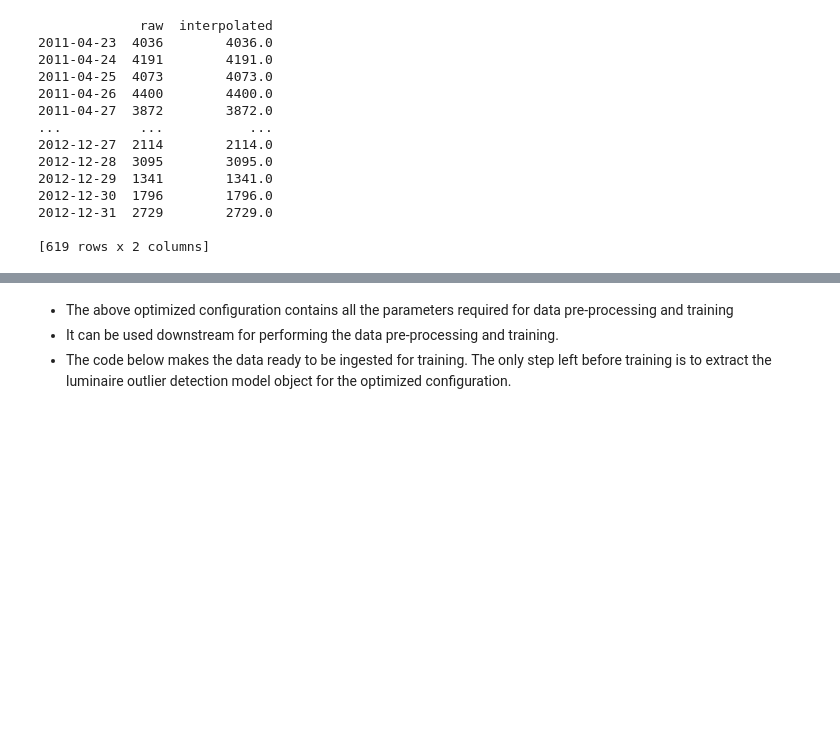
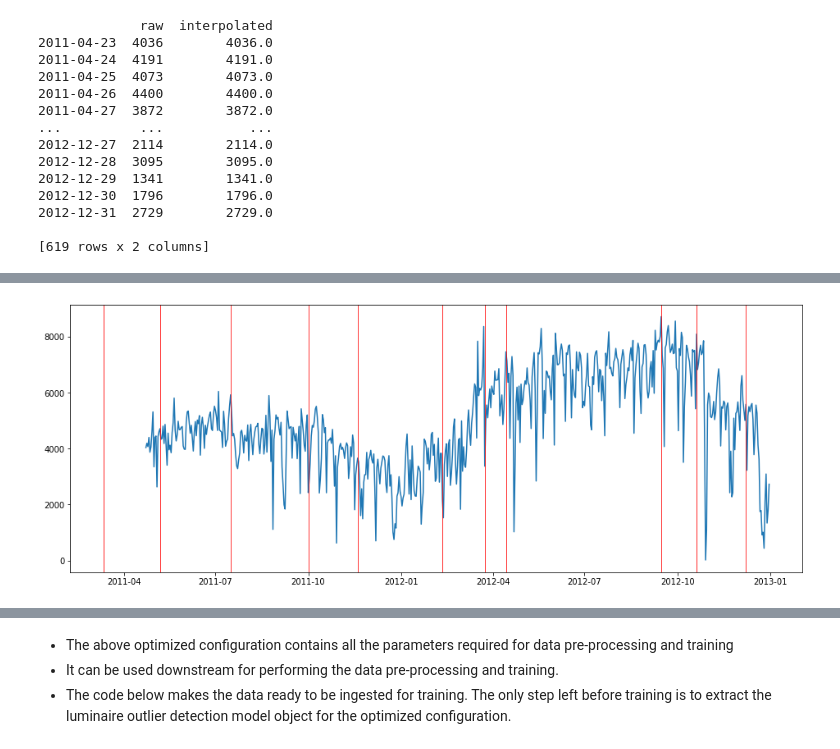
Before and after one commit to dataman-git/codes_for_articles, a Jupyter notebook: Luminaire.ipynb, the cells around one changed output, grey strips where cells are left out. Saved outputs shown, nothing was run; the diff lists cells and outputs as text; code cells hidden in the pictures; blank space fills up the shorter version.

```diff
--- a/Luminaire.ipynb
+++ b/Luminaire.ipynb
@@ -301,8 +303,8 @@ print(optimz)
 # %%
 from luminaire.exploration.data_exploration import DataExploration
 de_optimz = DataExploration(freq='D', **optimz)
-training_data, pre_prc = de_optimz.profile(bike)
-print(training_data)
+bike2, bike_pre_prc = de_optimz.profile(bike)
+print(bike2)
 # %% [output]
              raw  interpolated
 2011-04-23  4036        4036.0
@@ -319,6 +321,7 @@ print(training_data)
 
 [619 rows x 2 columns]
 # %%
-trend_change_list = list(profile['trend_change_list'])
-change_point_list = list(profile['change_point_list'])
-trendline = bike[bike.index.isin(trend_change_list)]
+bike_trend_change_list = list(bike_pre_prc['trend_change_list'])
+bike_change_point_list = list(bike_pre_prc['change_point_list'])
+bike_trendline = bike[bike.index.isin(bike_trend_change_list)]
+bike_trend_change_list
@@ -325,2 +344,4 @@ trendline = bike[bike.index.isin(trend_change_list)]
 # %%
-change_point_plot(bike2)
+change_point_plot(bike2, bike_trend_change_list)
+# %% [output]
+[figure, added]
```
Also changed, not shown: parts of 14 cells of this notebook.
